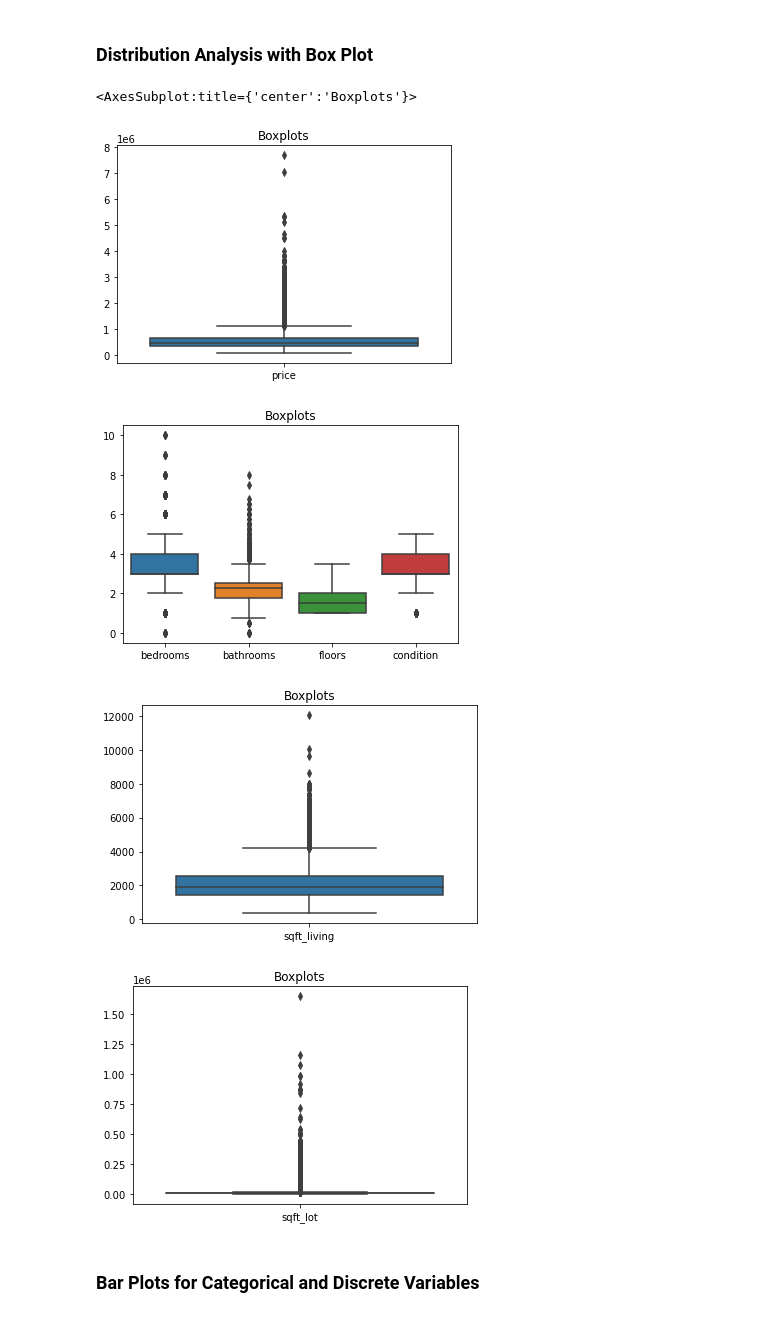
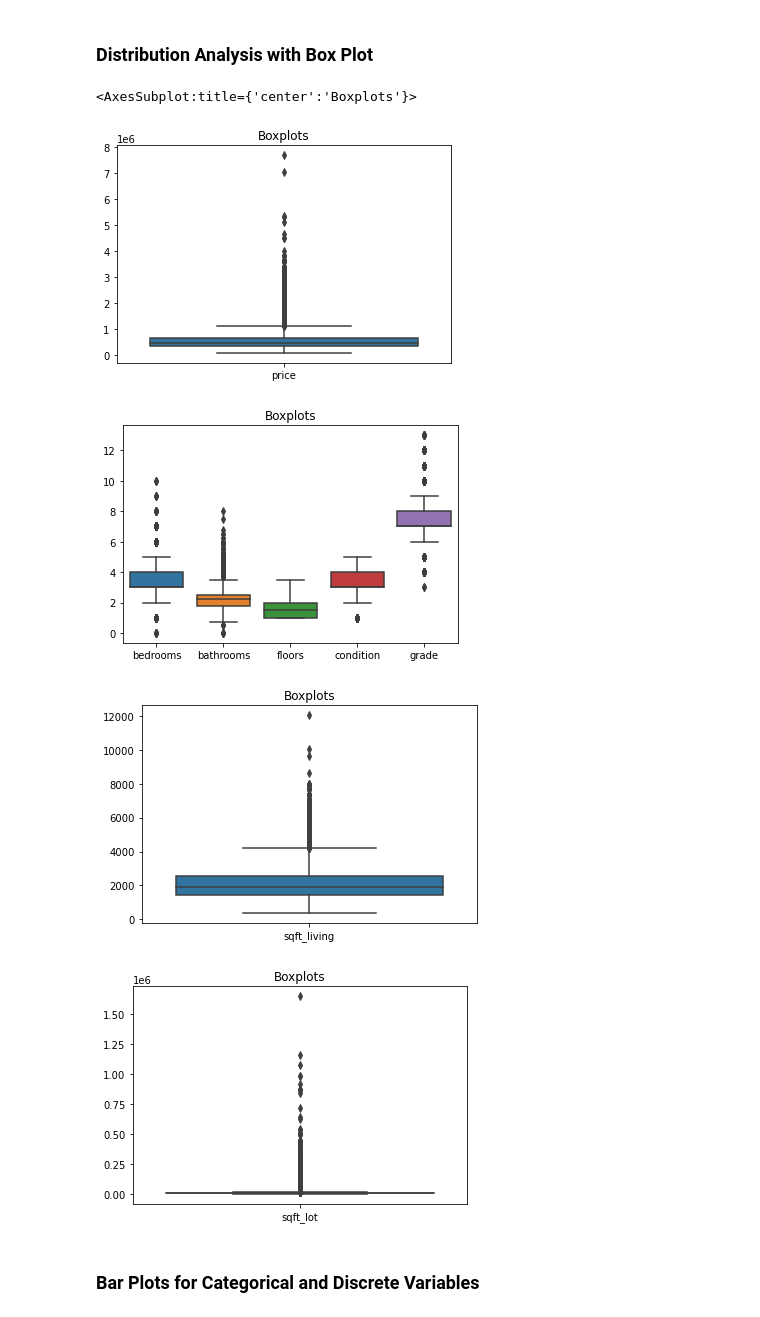
Before and after one commit to Bethany-Wang/ADS500B, a Jupyter notebook: project_Bethany.ipynb, the cells around one changed output. Cells and saved outputs as stored; diff of their text form; code cells hidden in the pictures.

```diff
--- a/project_Bethany.ipynb
+++ b/project_Bethany.ipynb
@@ -197,25 +229,25 @@ sns.distplot(dataset['price_log'], kde=False, fit=stats.norm)
 # %%
 # Create box plots
 
 plt.figure(1)
-plt.title('Boxplots')
+plt.title('Boxplot)
 sns.boxplot(data = dataset[['price']])
 
 plt.figure(2)
 plt.title('Boxplots')
-sns.boxplot(data = dataset[['bedrooms', 'bathrooms', 'floors', 'condition']])
+sns.boxplot(data = dataset[['bedrooms', 'bathrooms', 'floors', 'condition', 'grade']])
 
 plt.figure(3)
 plt.title('Boxplots')
 sns.boxplot(data = dataset[['sqft_living']])
 
 plt.figure(4)
 plt.title('Boxplots')
 sns.boxplot(data = dataset[['sqft_lot']])
 # %% [output]
 <AxesSubplot:title={'center':'Boxplots'}>
 [figure]
-[figure, old version]
+[figure, new version]
 [figure]
 [figure]
 # %% [markdown]
```
Also changed, not shown: parts of 25 cells of this notebook.
